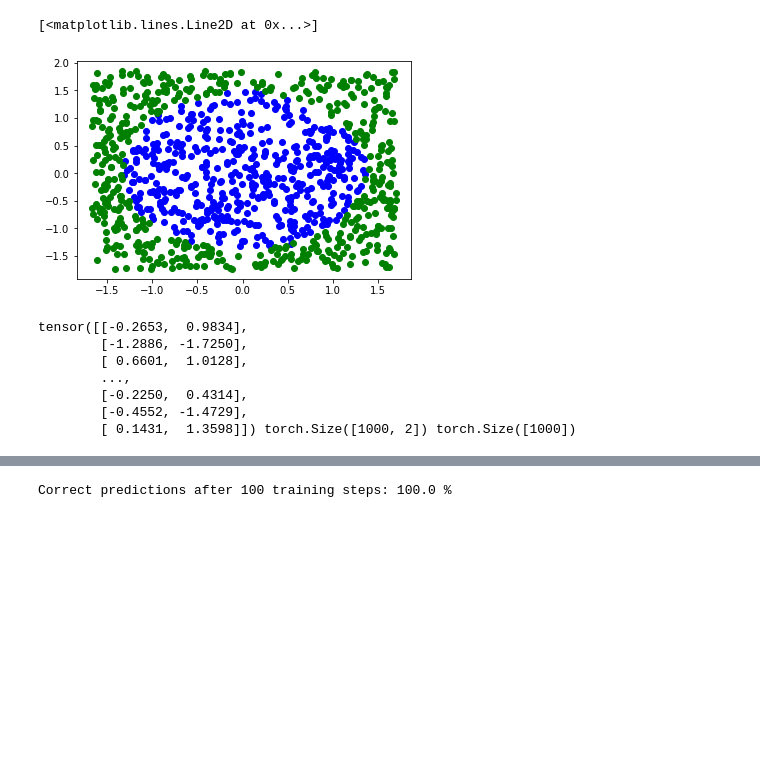
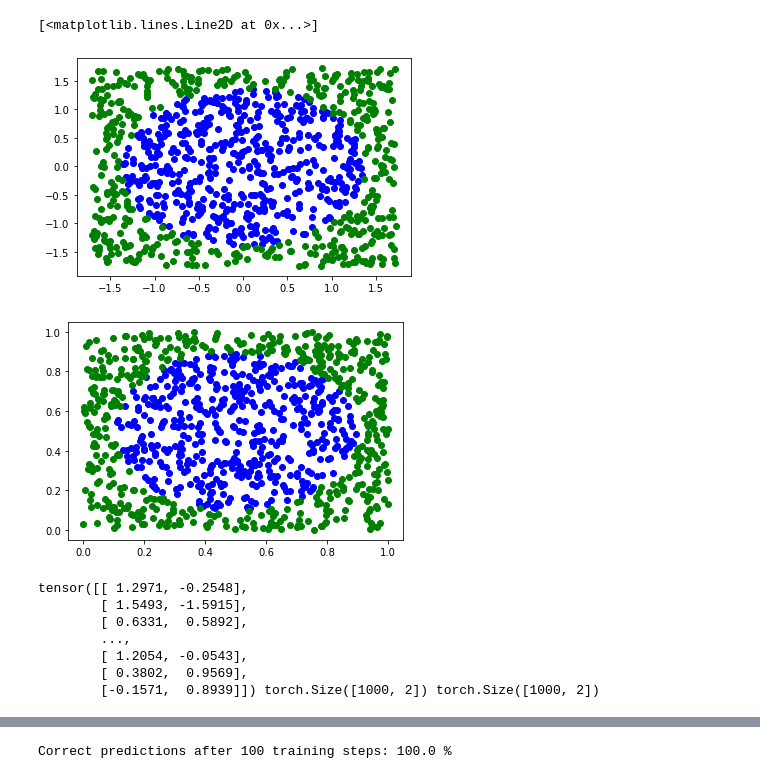
Before and after one commit to gbossy/DL_miniproj, a Jupyter notebook: Project2/First_try_complete_batch_sigmoid_relu.ipynb, the cells around one changed output, grey strips where cells are left out. Cells and saved outputs as stored; diff of their text form; code cells hidden in the pictures; blank space fills up the shorter version.

Commit message:
Implemented softmax + error on test_set. Also fixed the error count

```diff
--- a/Project2/First_try_complete_batch_sigmoid_relu.ipynb
+++ b/Project2/First_try_complete_batch_sigmoid_relu.ipynb
@@ -307,29 +343,43 @@ class Sequential(object):
 # %%
 def generate_disc_set(nb):
-    input_ = torch.empty(nb, 2).uniform_(0, 1)
+    input_ = torch.rand(nb, 2)
     target = (input_-0.5).pow(2).sum(1).sub(1 / (math.pi*2)).sign().add(1).div(2).long()
     return input_, target
-input_data, output_data=generate_disc_set(1000)
-output_data=1-output_data
-input_data-=input_data.mean(0)
-input_data/=input_data.std(0)
+train_data, train_target= generate_disc_set(1000)
+test_data,  test_target = generate_disc_set(1000)
+
+train_target= 1 - train_target
+test_target = 1 - test_target
+
+#
+train_data-=train_data.mean(0)
+train_data/=train_data.std(0)
+
 import matplotlib.pyplot as plt
-plt.plot(input_data[:,0][output_data==1],input_data[:,1][output_data==1],'bo')
-plt.plot(input_data[:,0][output_data!=1],input_data[:,1][output_data!=1],'go')
+%matplotlib inline
+
+fig = plt.figure()
+plt.plot(train_data[:,0][train_target==1], train_data[:,1][train_target==1],'bo')
+plt.plot(train_data[:,0][train_target!=1], train_data[:,1][train_target!=1],'go')
+
+fig = plt.figure()
+plt.plot(test_data[:,0][test_target==1], test_data[:,1][test_target==1],'bo')
+plt.plot(test_data[:,0][test_target!=1], test_data[:,1][test_target!=1],'go')
 # %% [output]
 [<matplotlib.lines.Line2D at 0x...>]
-[figure, old version]
+[figure, new version]
+[figure, added]
 # %%
 #output_data = 2*output_data -1
-print(input_data, input_data.shape, output_data.shape)
+print(train_data, train_data.shape, test_data.shape)
 # %% [output]
-tensor([[-0.2653,  0.9834],
-        [-1.2886, -1.7250],
-        [ 0.6601,  1.0128],
+tensor([[ 1.2971, -0.2548],
+        [ 1.5493, -1.5915],
+        [ 0.6331,  0.5892],
         ...,
-        [-0.2250,  0.4314],
-        [-0.4552, -1.4729],
-        [ 0.1431,  1.3598]]) torch.Size([1000, 2]) torch.Size([1000])
+        [ 1.2054, -0.0543],
+        [ 0.3802,  0.9569],
+        [-0.1571,  0.8939]]) torch.Size([1000, 2]) torch.Size([1000, 2])
 # %%
 #we should use one hot label embedding with MSELoss. Hence it is necessary to implement a Softmax
 #Maybe we should also implement CrossEntropyLoss
```
Also changed, not shown: parts of 17 cells of this notebook, 3 other files.
